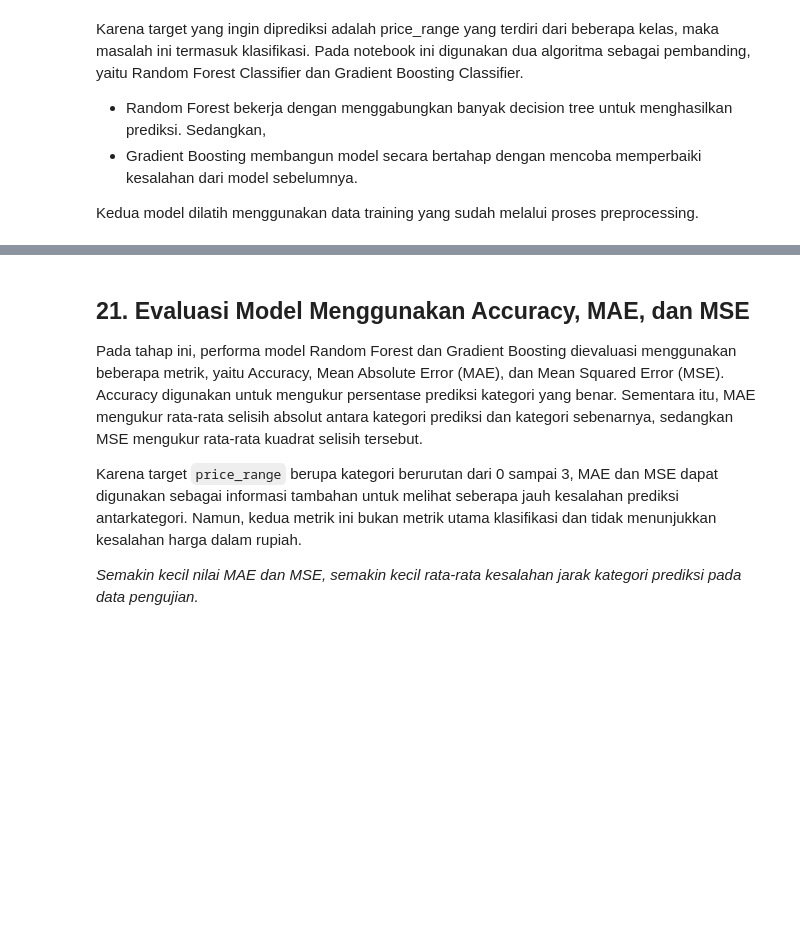
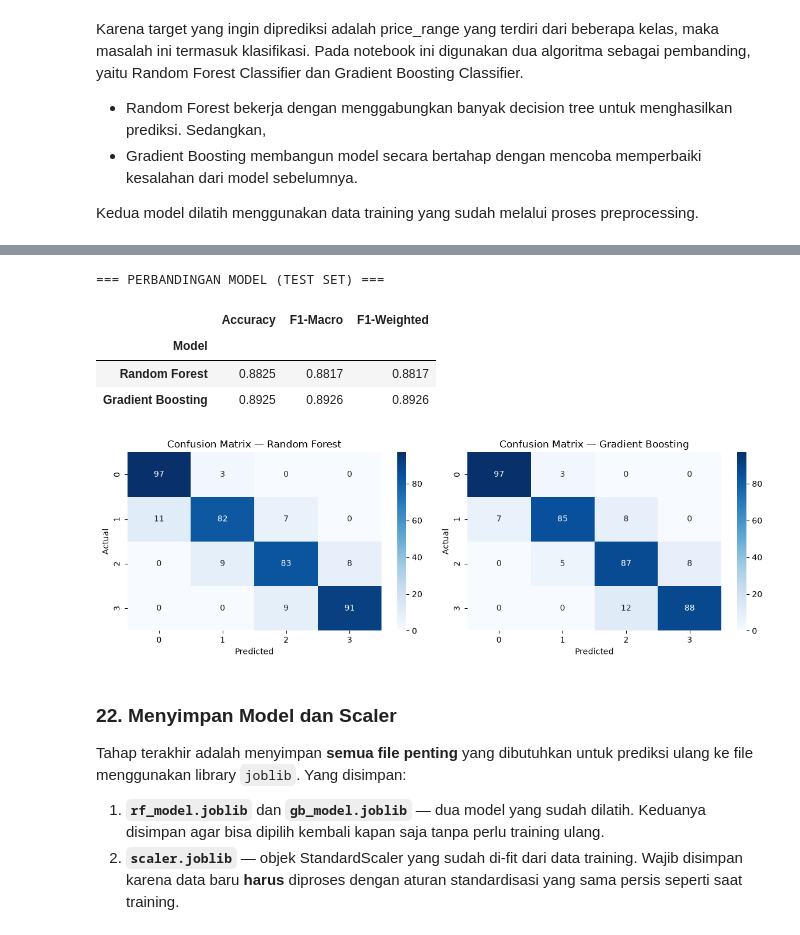
Before and after one commit to haya886/ML_Klasifikasi-Harga-Hp, a Jupyter notebook: MLworkFlow.ipynb, the cells around one changed output, grey strips where cells are left out. Drawn from its saved outputs; the diff is of its cells as text; code cells hidden in the pictures; blank space fills up the shorter version.

Commit message:
Update ML workflow: perbaiki evaluasi model (F1, confusion matrix) dan hapus duplikasi cell

```diff
--- a/MLworkFlow.ipynb
+++ b/MLworkFlow.ipynb
@@ -417,12 +465,50 @@ Pada tahap ini model Random Forest digunakan untuk memprediksi price_range dari
 # %%
-# Prediksi price_range untuk data test baru
-test_predictions = rf_model.predict(X_unseen_scaled)
+# EVALUASI DENGAN METRIK KLASIFIKASI YANG TEPAT
+pred_rf = rf_model.predict(x_test_scaled)
+pred_gb = gb_model.predict(x_test_scaled)
+
+# Hitung metrik untuk kedua model
+df_results = pd.DataFrame({
+    'Model': ['Random Forest', 'Gradient Boosting'],
+    'Accuracy': [
+        accuracy_score(y_test, pred_rf),
+        accuracy_score(y_test, pred_gb)
+    ],
+    'F1-Macro': [
+        f1_score(y_test, pred_rf, average='macro'),
+        f1_score(y_test, pred_gb, average='macro')
+    ],
+    'F1-Weighted': [
+        f1_score(y_test, pred_rf, average='weighted'),
+        f1_score(y_test, pred_gb, average='weighted')
+    ]
+}).set_index('Model')
+
+print("=== PERBANDINGAN MODEL (TEST SET) ===")
+display(df_results.round(4))
+
+# Confusion Matrix untuk kedua model
+fig, axes = plt.subplots(1, 2, figsize=(12, 4))
+for ax, (name, pred) in zip(axes, [('Random Forest', pred_rf), ('Gradient Boosting', pred_gb)]):
+    cm = confusion_matrix(y_test, pred)
+    sns.heatmap(cm, annot=True, fmt='d', cmap='Blues', ax=ax)
+    ax.set_title(f'Confusion Matrix — {name}')
+    ax.set_xlabel('Predicted')
+    ax.set_ylabel('Actual')
+plt.tight_layout()
+plt.show()
+# %% [output]
+=== PERBANDINGAN MODEL (TEST SET) ===
+|  | Accuracy | F1-Macro | F1-Weighted |
+| Model |  |  |  |
+| Random Forest | 0.8825 | 0.8817 | 0.8817 |
+| Gradient Boosting | 0.8925 | 0.8926 | 0.8926 |
+[figure, added]
 # %% [markdown]
-## 21. Evaluasi Model Menggunakan Accuracy, MAE, dan MSE
+### 22. Menyimpan Model dan Scaler
 
-Pada tahap ini, performa model Random Forest dan Gradient Boosting dievaluasi menggunakan beberapa metrik, yaitu Accuracy, Mean Absolute Error (MAE), dan Mean Squared Error (MSE). Accuracy digunakan untuk mengukur persentase prediksi kategori yang benar. Sementara itu, MAE mengukur rata-rata selisih absolut antara kategori prediksi dan kategori sebenarnya, sedangkan MSE mengukur rata-rata kuadrat selisih tersebut.
+Tahap terakhir adalah menyimpan **semua file penting** yang dibutuhkan untuk prediksi ulang ke file menggunakan library `joblib`. Yang disimpan:
 
-Karena target `price_range` berupa kategori berurutan dari 0 sampai 3, MAE dan MSE dapat digunakan sebagai informasi tambahan untuk melihat seberapa jauh kesalahan prediksi antarkategori. Namun, kedua metrik ini bukan metrik utama klasifikasi dan tidak menunjukkan kesalahan harga dalam rupiah.
-
-*Semakin kecil nilai MAE dan MSE, semakin kecil rata-rata kesalahan jarak kategori prediksi pada data pengujian.*
+1. **`rf_model.joblib`** dan **`gb_model.joblib`** — dua model yang sudah dilatih. Keduanya disimpan agar bisa dipilih kembali kapan saja tanpa perlu training ulang.
+2. **`scaler.joblib`** — objek StandardScaler yang sudah di-fit dari data training. Wajib disimpan karena data baru **harus** diproses dengan aturan standardisasi yang sama persis seperti saat training.
 # %%
```
Also changed, not shown: parts of 22 cells of this notebook, 1 other file.
